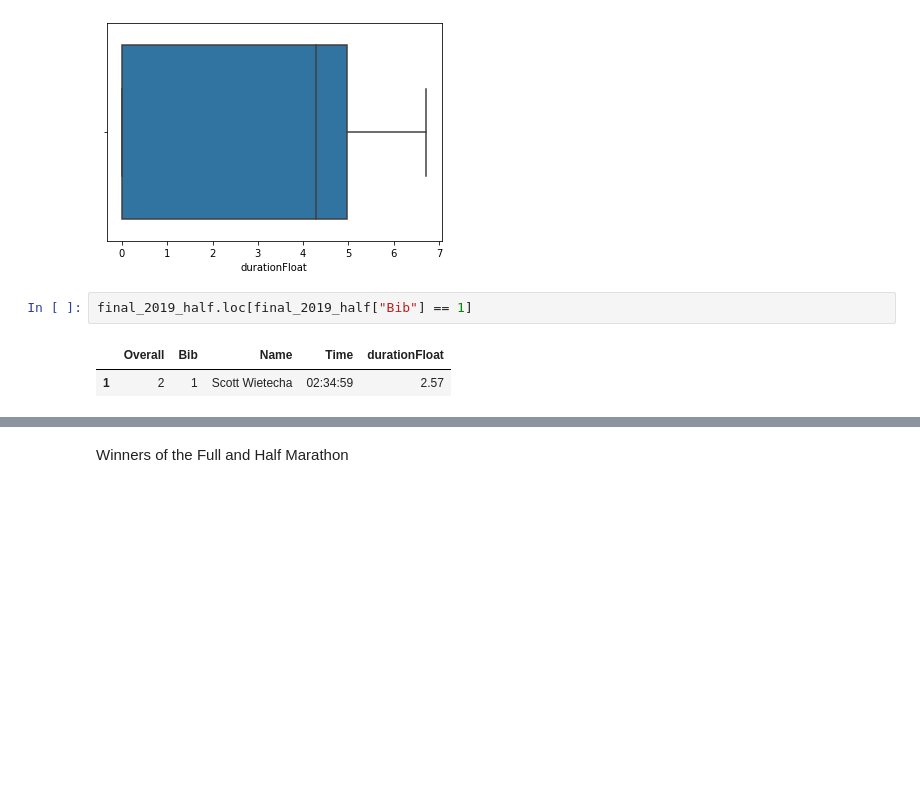
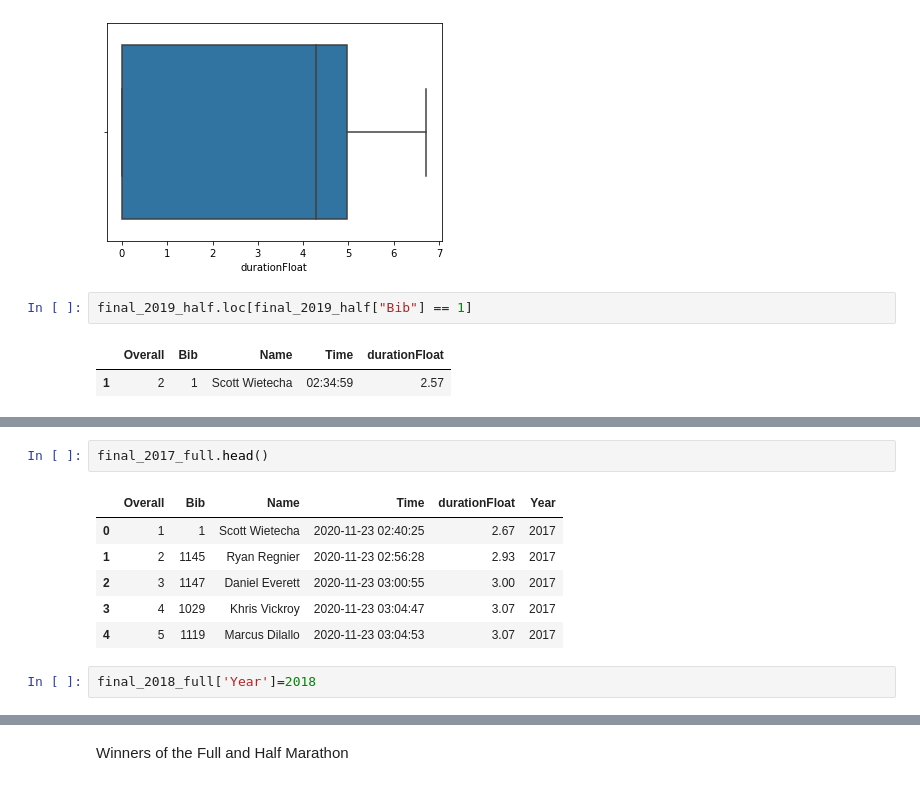
Before and after one commit to abcarlisle22/web-scraping-marathon-data-abcarlisle22, a Jupyter notebook: Marathon_Project_Webscrapping.ipynb, the cells around one changed output, grey strips where cells are left out. Cells and saved outputs as stored; diff of their text form; blank space fills up the shorter version.

```diff
--- a/Marathon_Project_Webscrapping.ipynb
+++ b/Marathon_Project_Webscrapping.ipynb
@@ -1135,0 +1151,11 @@ final_2019_half.loc[final_2019_half["Bib"] == 1]
+# %%
+final_2017_full.head()
+# %% [output]
+|  | Overall | Bib | Name | Time | durationFloat | Year |
+| 0 | 1 | 1 | Scott Wietecha | 2020-11-23 02:40:25 | 2.67 | 2017 |
+| 1 | 2 | 1145 | Ryan Regnier | 2020-11-23 02:56:28 | 2.93 | 2017 |
+| 2 | 3 | 1147 | Daniel Everett | 2020-11-23 03:00:55 | 3.00 | 2017 |
+| 3 | 4 | 1029 | Khris Vickroy | 2020-11-23 03:04:47 | 3.07 | 2017 |
+| 4 | 5 | 1119 | Marcus Dilallo | 2020-11-23 03:04:53 | 3.07 | 2017 |
+# %%
+final_2018_full['Year']=2018
```
Also changed, not shown: parts of 14 cells of this notebook.
